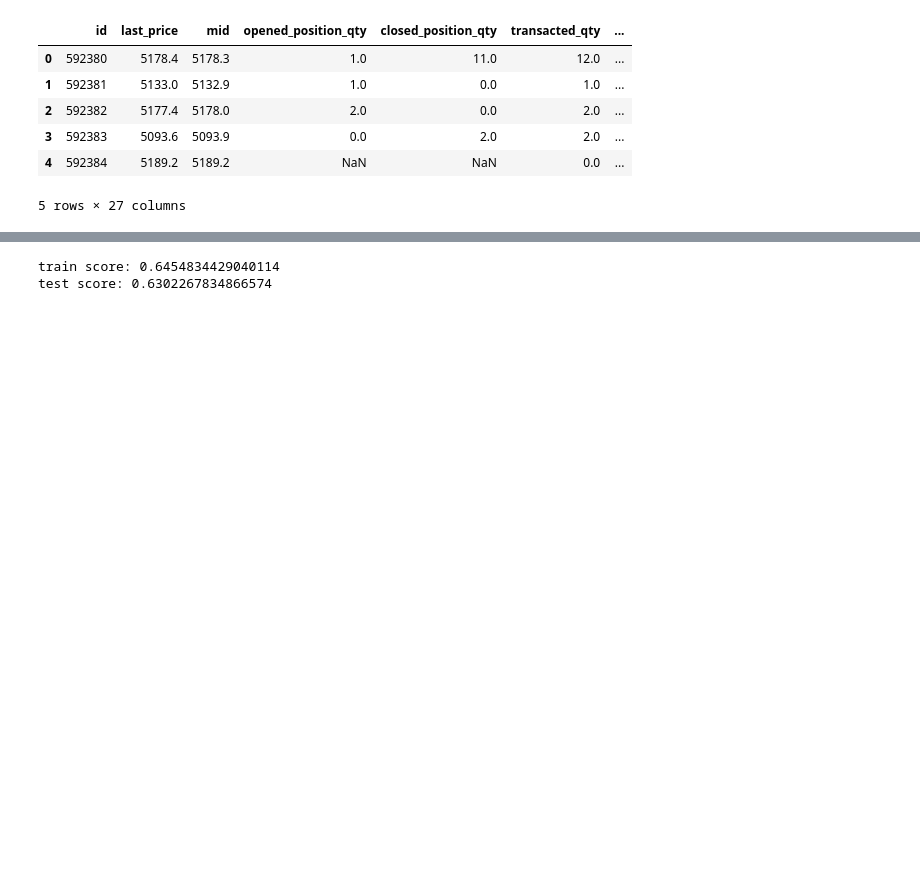
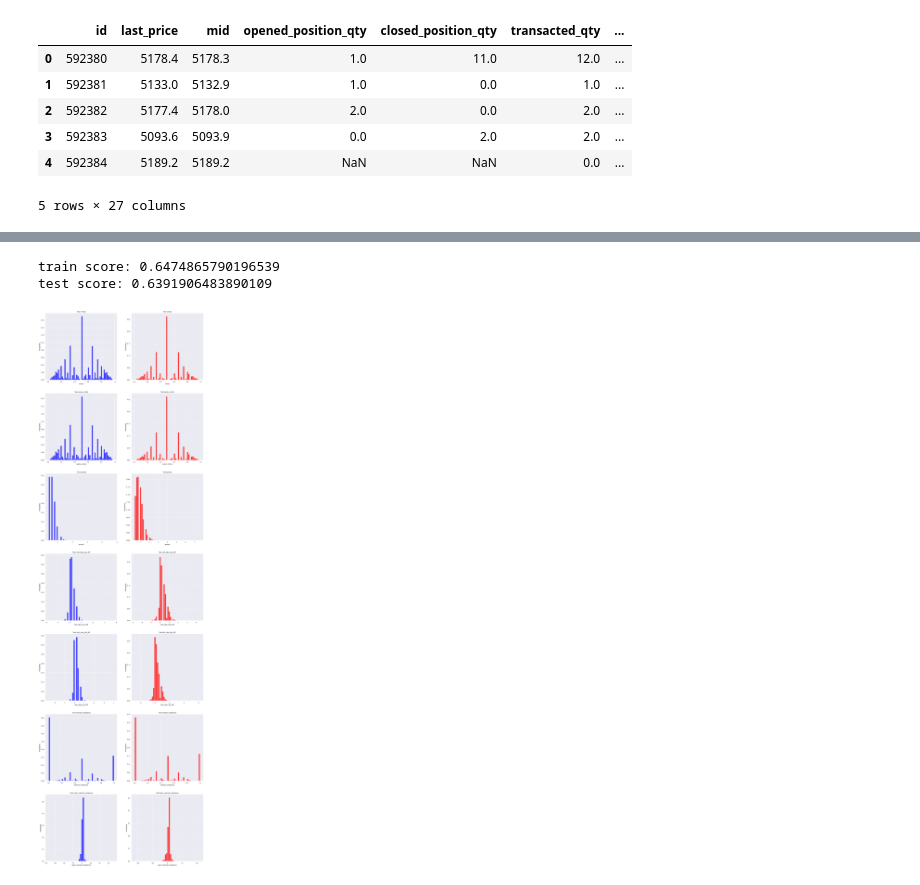
Before and after one commit to vadimpy/skoltech_ids_hft_clf, a Jupyter notebook: nb.ipynb, the cells around one changed output, grey strips where cells are left out. Cells and saved outputs as stored; diff of their text form; code cells hidden in the pictures; blank space fills up the shorter version.

```diff
--- a/nb.ipynb
+++ b/nb.ipynb
@@ -89,0 +119,3 @@ feats.head()
+# %%
+test_feats = Features.compute(df_test)
+test_feats.head()
@@ -91,7 +154,7 @@ feats.head()
 from sklearn.model_selection import train_test_split
 from sklearn.linear_model import LogisticRegression
 # %%
-X_train, X_test, y_train, y_test = train_test_split(feats, y, test_size=0.1, shuffle=False)
+X_train, X_test, y_train, y_test = train_test_split(feats, y, test_size=0.3, shuffle=False)
 X_train.dropna(inplace=True)
 y_train = y_train.loc[X_train.index]
 X_test.dropna(inplace=True)
@@ -106,5 +169,15 @@ y_train_pred_proba = lm_clf.predict_proba(X_train)[:, 1]
 print('train score:', roc_auc_score(y_train, y_train_pred_proba))
 print('test score:', roc_auc_score(y_test, y_test_pred_proba))
 # %% [output]
-train score: 0.6454834429040114
-test score: 0.6302267834866574
+train score: 0.6474865790196539
+test score: 0.6391906483890109
+# %%
+fig, axs = plt.subplots(feats.shape[1], 2, figsize=(20, feats.shape[1] * 10))
+
+for i, feat in enumerate(feats.columns):
+    sns.histplot(feats[feat], color="blue", ax=axs[i, 0], bins=50, stat='probability').set(title=f'Train {feat}')
+    sns.histplot(test_feats[feat], color="red", ax=axs[i, 1], bins=50, stat='probability').set(title=f'Test {feat}')
+
+plt.show()
+# %% [output]
+[figure, added]
```
Also changed, not shown: parts of 19 cells of this notebook.
